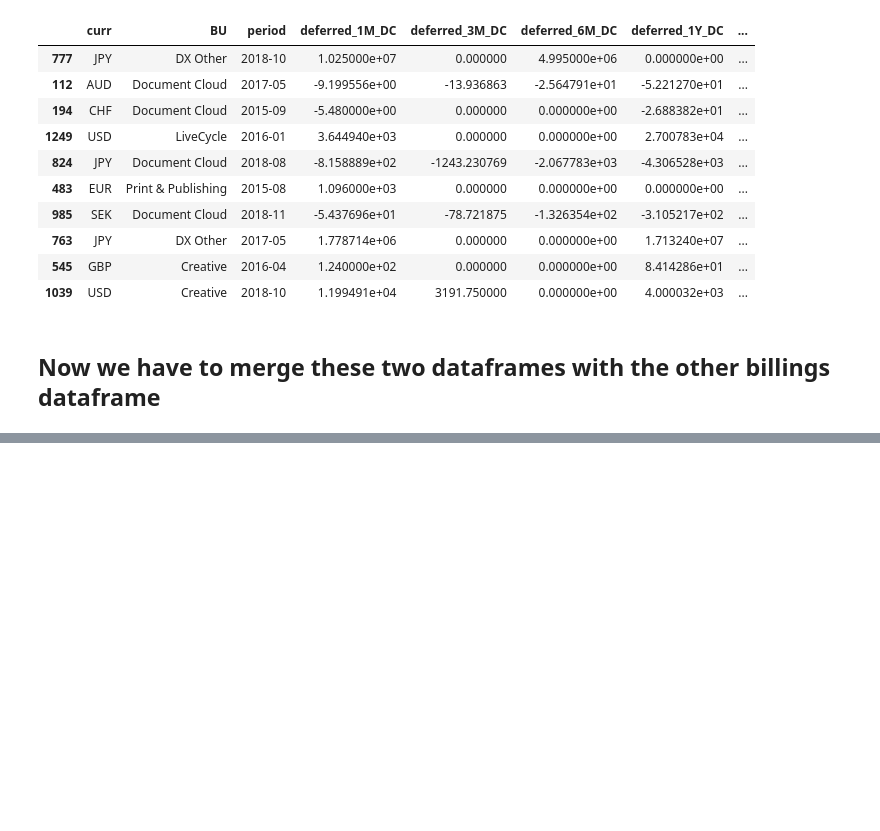
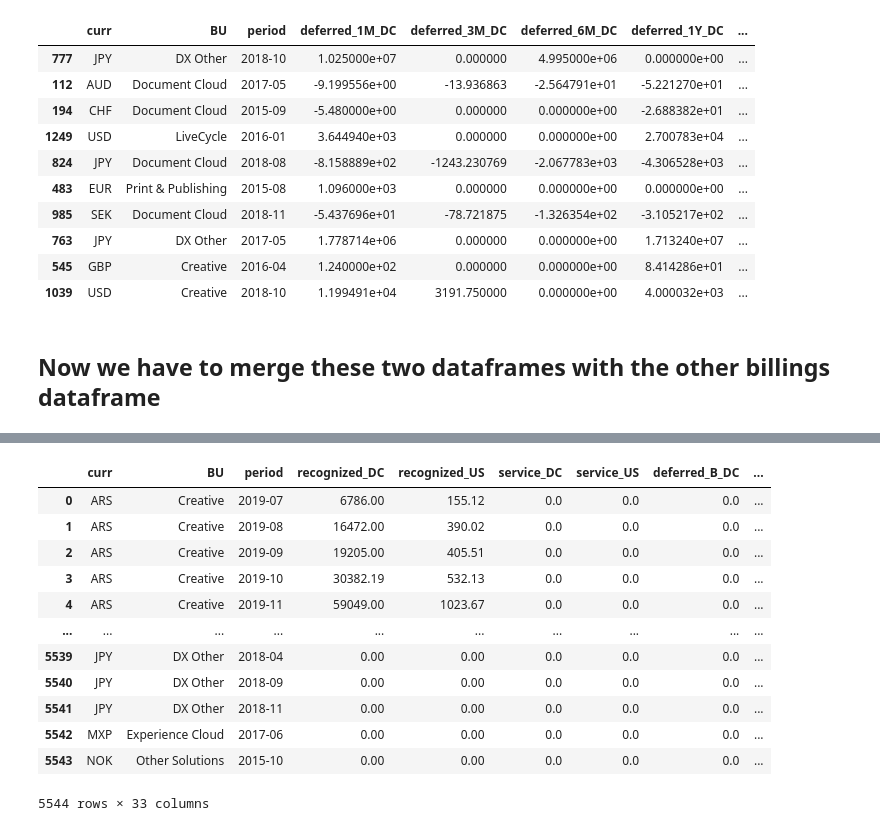
Before and after one commit to davidjsmith44/Deferred_Revenue_Forecast, a Jupyter notebook: notebooks/deferred_new_2020_scratch.ipynb, the cells around one changed output, grey strips where cells are left out. Drawn from its saved outputs; the diff is of its cells as text; code cells hidden in the pictures; blank space fills up the shorter version.

```diff
--- a/notebooks/deferred_new_2020_scratch.ipynb
+++ b/notebooks/deferred_new_2020_scratch.ipynb
@@ -943,0 +1005,21 @@ temp_flat_DC.sample(10)
+# %%
+df_with_all = pd.merge(df_with_A, temp_flat_US, how='outer',
+                    left_on= ['curr', 'BU', 'period'],
+                    right_on=['curr', 'BU', 'period'])
+df_with_all = df_with_all.fillna(0)
+# %%
+df_with_all.fillna(0)
+# %% [output]
+|  | curr | BU | period | recognized_DC | recognized_US | service_DC | service_US | deferred_B_DC | ... |
+| 0 | ARS | Creative | 2019-07 | 6786.00 | 155.12 | 0.0 | 0.0 | 0.0 | ... |
+| 1 | ARS | Creative | 2019-08 | 16472.00 | 390.02 | 0.0 | 0.0 | 0.0 | ... |
+| 2 | ARS | Creative | 2019-09 | 19205.00 | 405.51 | 0.0 | 0.0 | 0.0 | ... |
+| 3 | ARS | Creative | 2019-10 | 30382.19 | 532.13 | 0.0 | 0.0 | 0.0 | ... |
+| 4 | ARS | Creative | 2019-11 | 59049.00 | 1023.67 | 0.0 | 0.0 | 0.0 | ... |
+| ... | ... | ... | ... | ... | ... | ... | ... | ... | ... |
+| 5539 | JPY | DX Other | 2018-04 | 0.00 | 0.00 | 0.0 | 0.0 | 0.0 | ... |
+| 5540 | JPY | DX Other | 2018-09 | 0.00 | 0.00 | 0.0 | 0.0 | 0.0 | ... |
+| 5541 | JPY | DX Other | 2018-11 | 0.00 | 0.00 | 0.0 | 0.0 | 0.0 | ... |
+| 5542 | MXP | Experience Cloud | 2017-06 | 0.00 | 0.00 | 0.0 | 0.0 | 0.0 | ... |
+| 5543 | NOK | Other Solutions | 2015-10 | 0.00 | 0.00 | 0.0 | 0.0 | 0.0 | ... |
+5544 rows × 33 columns
```
Also changed, not shown: parts of 16 cells of this notebook.
